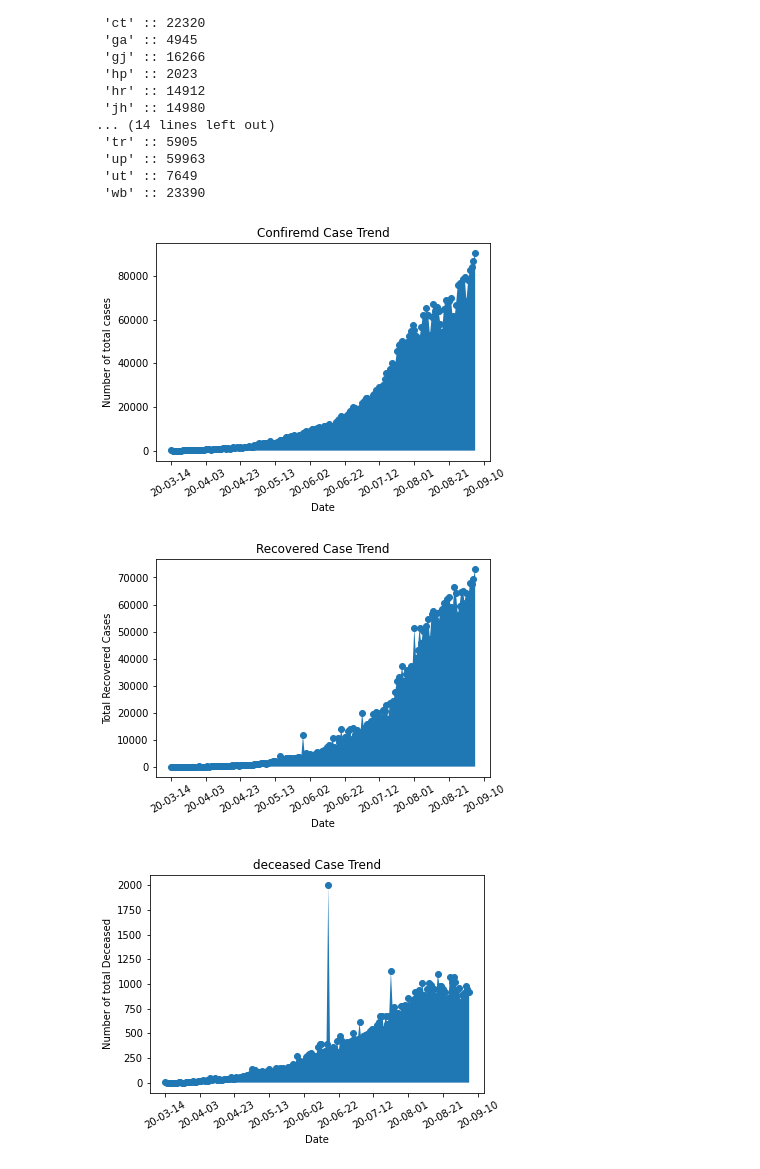
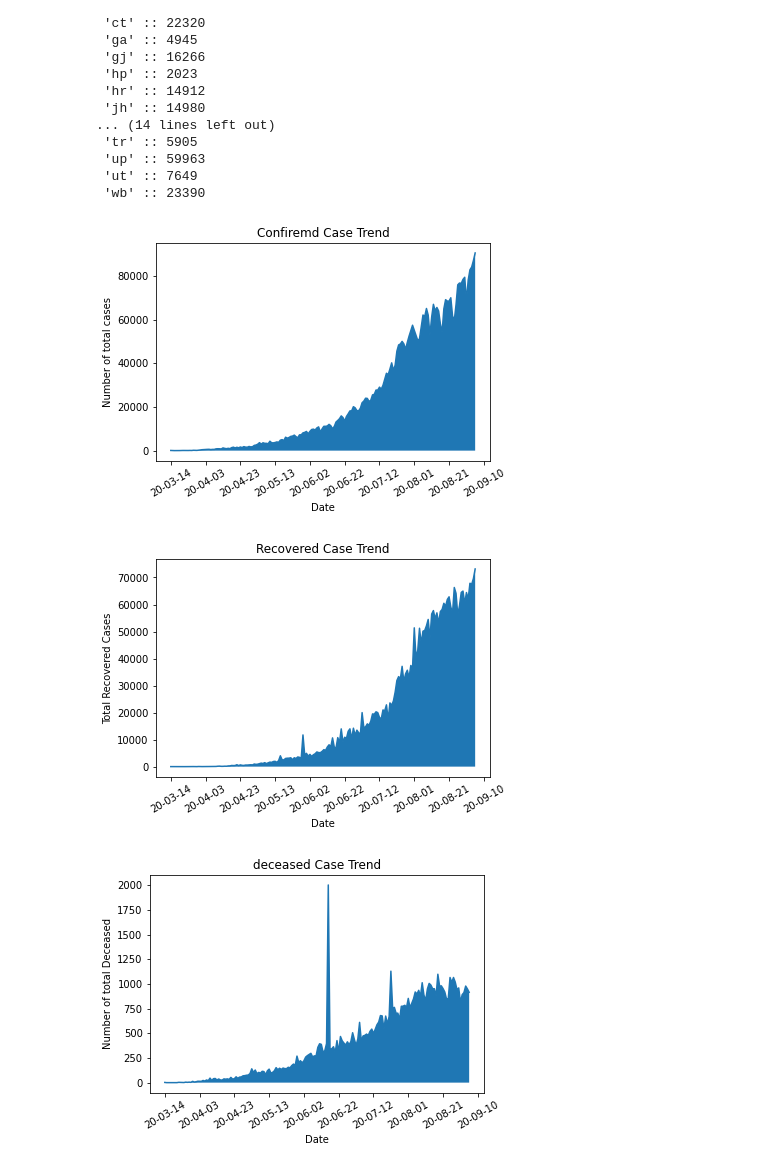
Before and after one commit to reshan9b11/Data-Mining-Assignment_1, a Jupyter notebook: dmg_12.ipynb, the cells around one changed output. Saved outputs shown, nothing was run; the diff lists cells and outputs as text; code cells hidden in the pictures.

```diff
--- a/dmg_12.ipynb
+++ b/dmg_12.ipynb
@@ -206,43 +206,46 @@ plt.ylabel('Number of total cases')
 plt.gca().xaxis.set_major_formatter(mdates.DateFormatter('%y-%m-%d'))
 plt.gca().xaxis.set_major_locator(mdates.DayLocator(interval=20))
 plt.xticks(rotation=30)
-plt.plot_date(x_value_c, y_value_c ,label="Scatter plot")
+plt.plot(x_value_c,y_value_c)
+# plt.plot_date(x_value_c, y_value_c ,label="Scatter plot")
 plt.fill_between(x_value_c,0,y_value_c)
 plt.show()
 
 #Recovered
 graph_recover = filterStatusRecovered[(filterStatusRecovered['date'] >= '2020-03-14') & (filterStatusRecovered['date'] <= '2020-09-05')]
 x_value_r=graph_recover['date'].to_numpy()
 #print(x_value)
 y_value_r=graph_recover['tt'].to_numpy()
 plt.title('Recovered Case Trend')
 plt.xlabel('Date')
 plt.ylabel('Total Recovered Cases')
 plt.gca().xaxis.set_major_formatter(mdates.DateFormatter('%y-%m-%d'))
 plt.gca().xaxis.set_major_locator(mdates.DayLocator(interval=20))
 plt.xticks(rotation=30)
-plt.plot_date(x_value_r, y_value_r ,label="Scatter plot")
+# plt.plot_date(x_value_r, y_value_r ,label="Scatter plot")
+plt.plot(x_value_r,y_value_r)
 plt.fill_between(x_value_r,0,y_value_r)
 plt.show()
 
 #Deceased
 graph_deceased = filterStatusDeceased[(filterStatusDeceased['date'] >= '2020-03-14') & (filterStatusDeceased['date'] <= '2020-09-05')]
 x_value_d=graph_deceased['date'].to_numpy()
 #print(x_value)
 y_value_d=graph_deceased['tt'].to_numpy()
 plt.title('deceased Case Trend')
 plt.xlabel('Date')
 plt.ylabel('Number of total Deceased')
 plt.gca().xaxis.set_major_formatter(mdates.DateFormatter('%y-%m-%d'))
 plt.gca().xaxis.set_major_locator(mdates.DayLocator(interval=20))
 plt.xticks(rotation=30)
-plt.plot_date(x_value_d, y_value_d ,label="Scatter plot")
+plt.plot(x_value_d,y_value_d)
+# plt.plot_date(x_value_d, y_value_d ,label="Scatter plot")
 plt.fill_between(x_value_d,0,y_value_d)
 plt.show()
 # %% [output]
-[figure, old version]
+[figure, new version]
-[figure, old version]
+[figure, new version]
-[figure, old version]
+[figure, new version]
 # %%
 #Answer 2_2
 from datetime import date, timedelta
```
Also changed, not shown: parts of 3 cells of this notebook.
